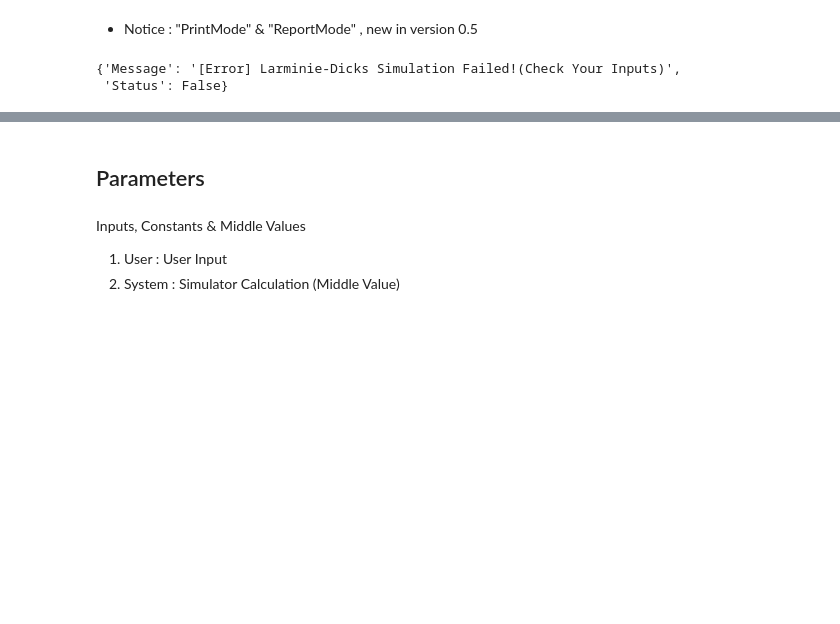
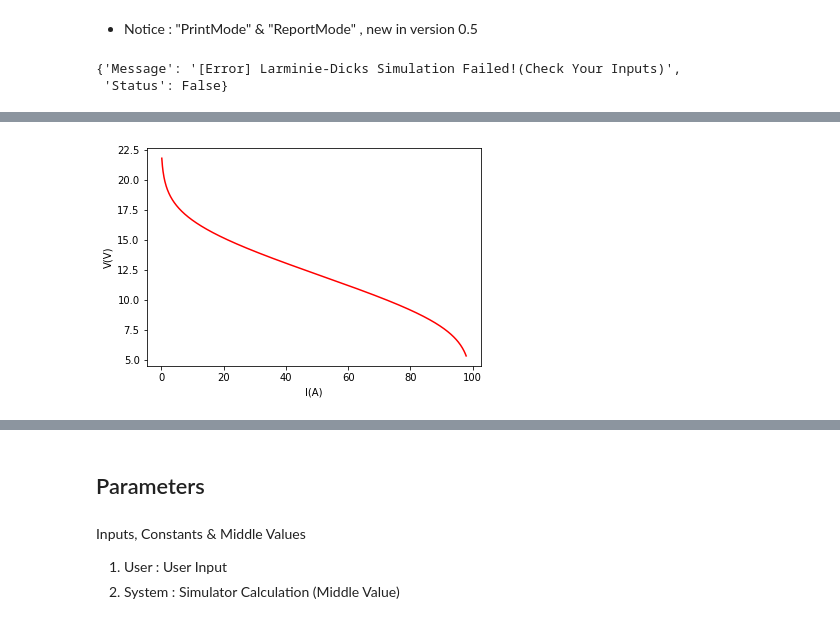
Before and after one commit to ECSIM/opem, a Jupyter notebook: Documents/Larminie_Dicks.ipynb, the cells around one changed output, grey strips where cells are left out. Saved outputs shown, nothing was run; the diff lists cells and outputs as text; code cells hidden in the pictures; blank space fills up the shorter version.

```diff
--- a/Documents/Larminie_Dicks.ipynb
+++ b/Documents/Larminie_Dicks.ipynb
@@ -215,0 +246,4 @@ Static_Analysis(InputMethod={},TestMode=True,PrintMode=False,ReportMode=True)
+# %%
+plot_func(data["I"],data["V"],"I(A)","V(V)","red")
+# %% [output]
+[figure, added]
```
Also changed, not shown: parts of 12 cells of this notebook, 3 other files.
